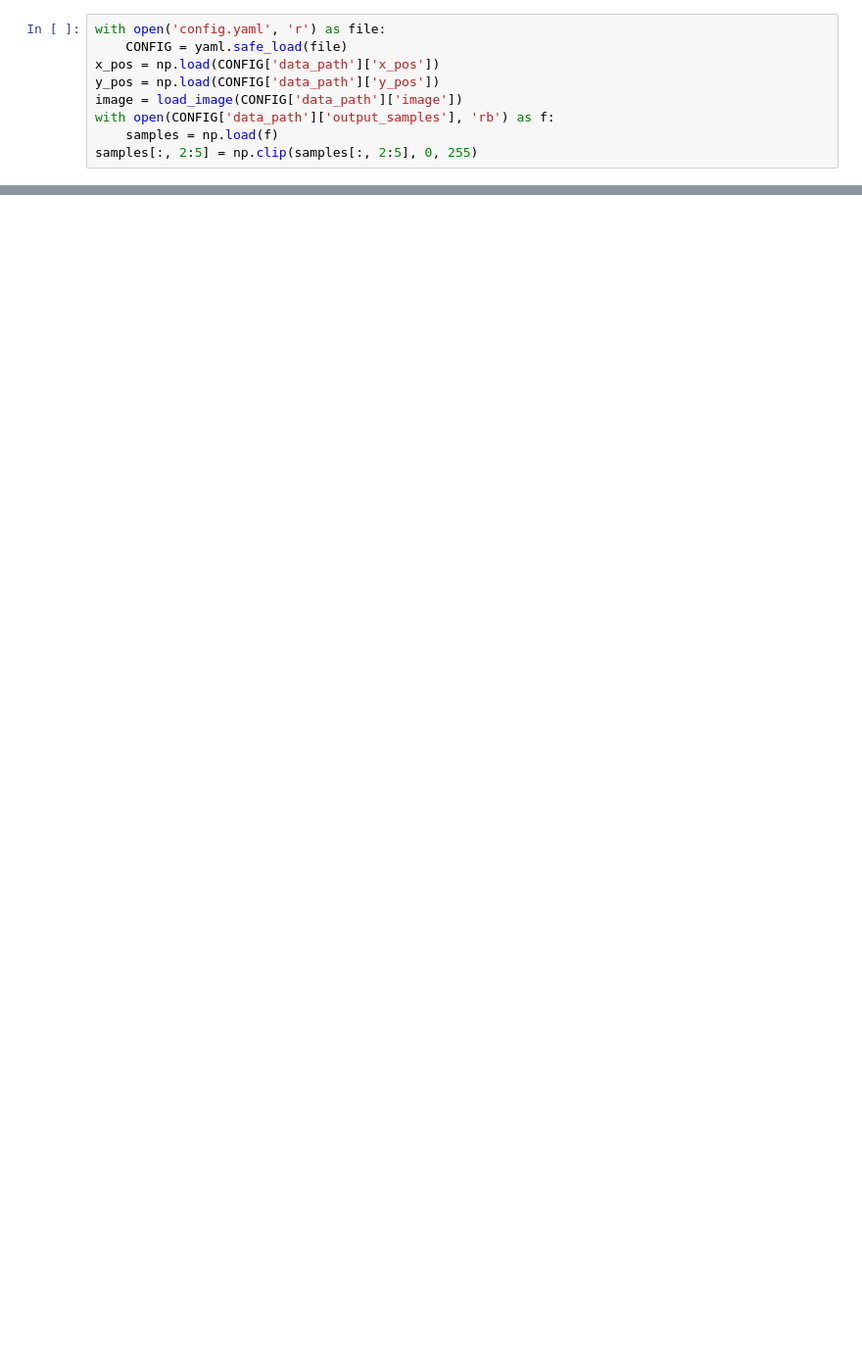
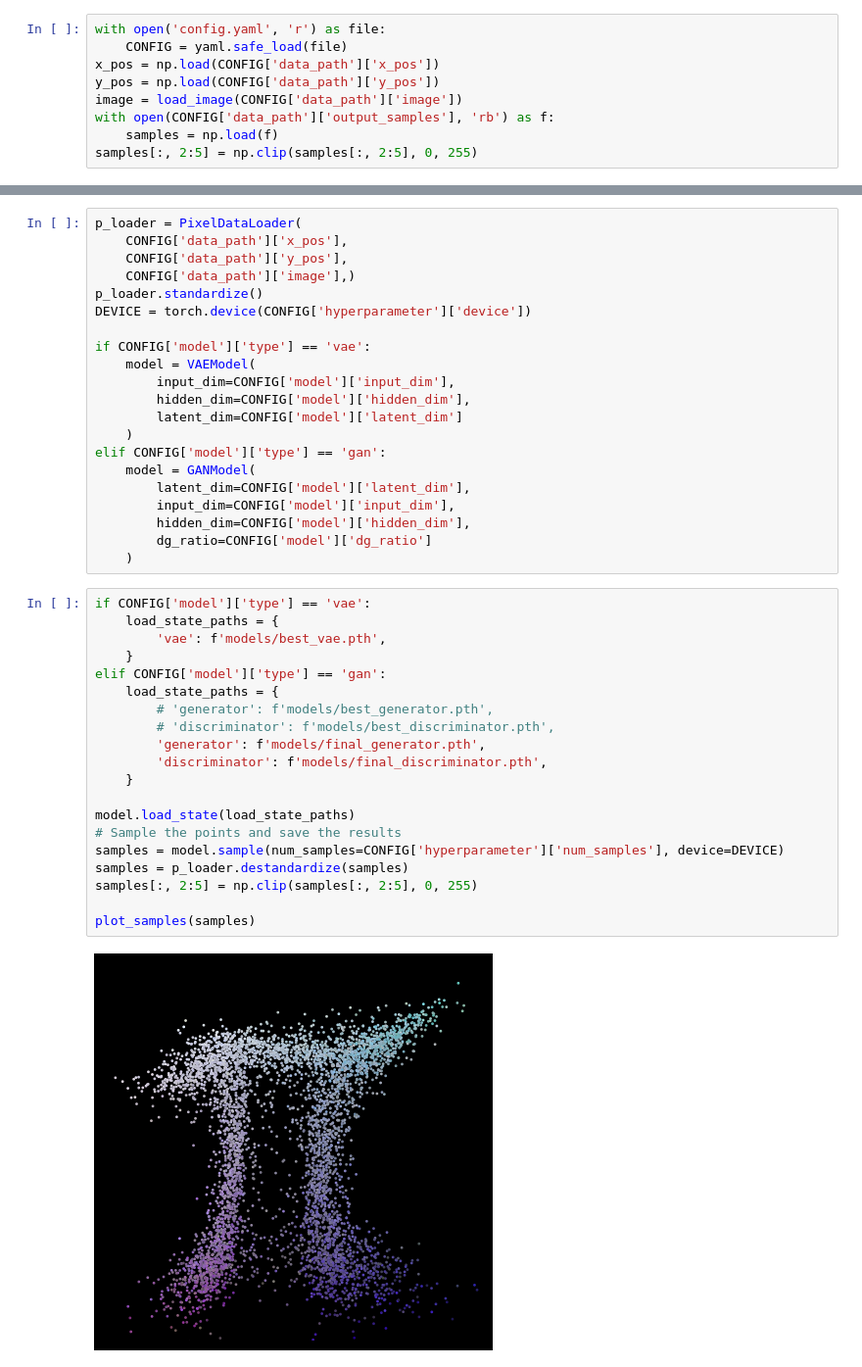
Before and after one commit to JackChen890311/PicCollage-Quiz-Jack-Chen, a Jupyter notebook: visualize.ipynb, the cells around one changed output, grey strips where cells are left out. Shown at 98% size. Drawn from its saved outputs; the diff is of its cells as text; blank space fills up the shorter version.

```diff
--- a/visualize.ipynb
+++ b/visualize.ipynb
@@ -39,0 +85,43 @@ plt.show()
+# %%
+p_loader = PixelDataLoader(
+    CONFIG['data_path']['x_pos'],
+    CONFIG['data_path']['y_pos'],
+    CONFIG['data_path']['image'],)
+p_loader.standardize()
+DEVICE = torch.device(CONFIG['hyperparameter']['device'])
+
+if CONFIG['model']['type'] == 'vae':
+    model = VAEModel(
+        input_dim=CONFIG['model']['input_dim'],
+        hidden_dim=CONFIG['model']['hidden_dim'],
+        latent_dim=CONFIG['model']['latent_dim']
+    )
+elif CONFIG['model']['type'] == 'gan':
+    model = GANModel(
+        latent_dim=CONFIG['model']['latent_dim'],
+        input_dim=CONFIG['model']['input_dim'],
+        hidden_dim=CONFIG['model']['hidden_dim'],
+        dg_ratio=CONFIG['model']['dg_ratio']
+    )
+# %%
+if CONFIG['model']['type'] == 'vae':
+    load_state_paths = {
+        'vae': f'models/best_vae.pth',
+    }
+elif CONFIG['model']['type'] == 'gan':
+    load_state_paths = {
+        # 'generator': f'models/best_generator.pth',
+        # 'discriminator': f'models/best_discriminator.pth',
+        'generator': f'models/final_generator.pth',
+        'discriminator': f'models/final_discriminator.pth',
+    }
+
+model.load_state(load_state_paths)
+# Sample the points and save the results
+samples = model.sample(num_samples=CONFIG['hyperparameter']['num_samples'], device=DEVICE)
+samples = p_loader.destandardize(samples)
+samples[:, 2:5] = np.clip(samples[:, 2:5], 0, 255)
+
+plot_samples(samples)
+# %% [output]
+[figure, added]
```
Also changed, not shown: parts of 9 cells of this notebook, 11 other files.
